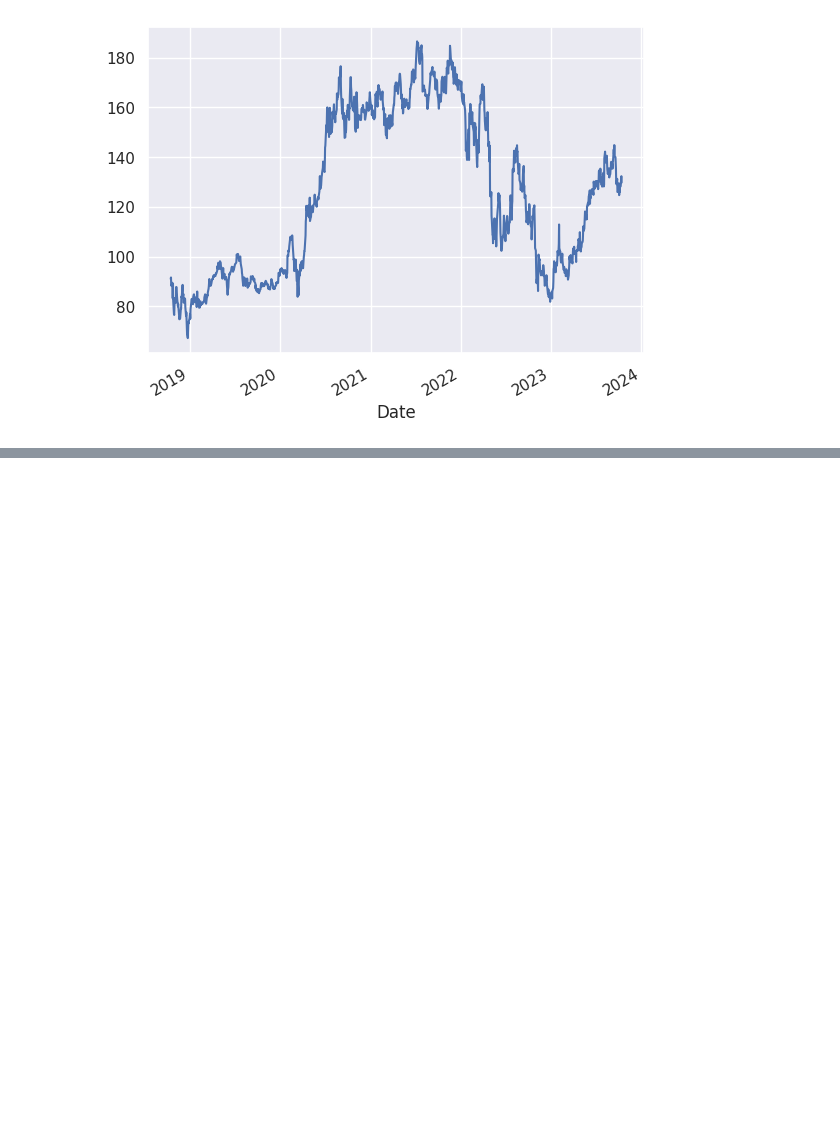
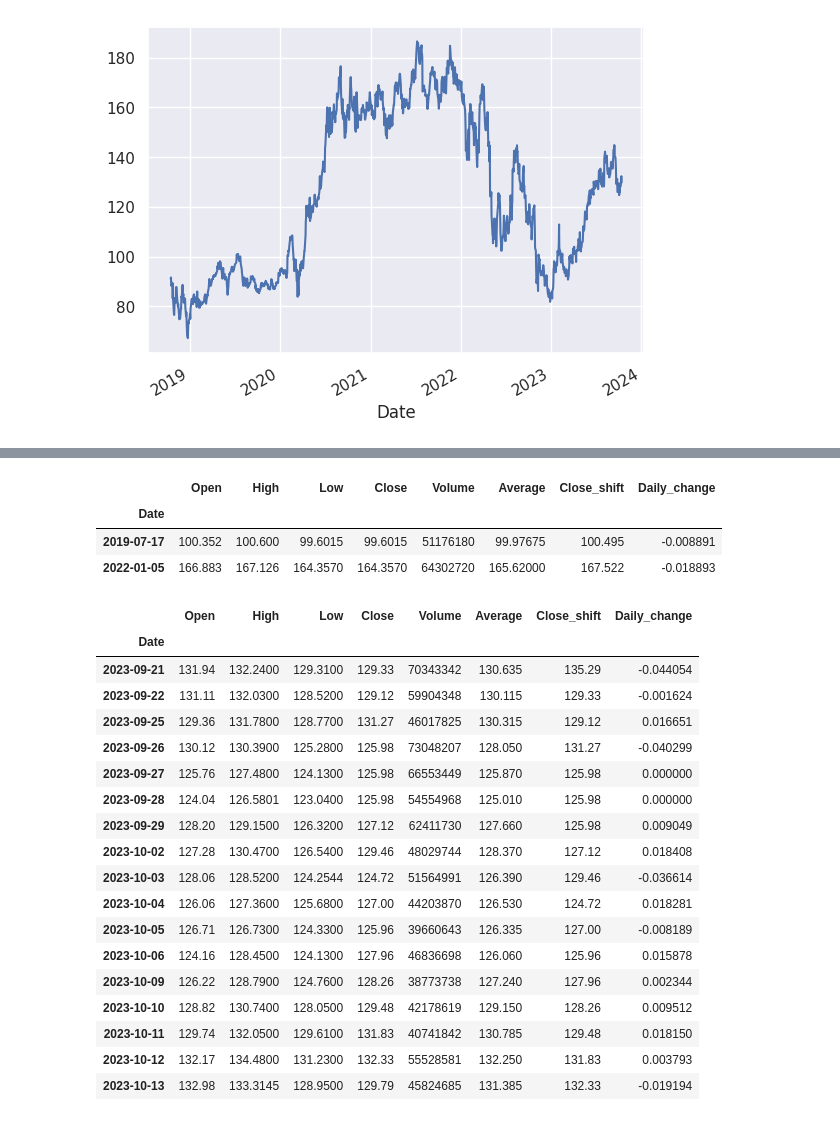
Before and after one commit to BarbaraLipinska24/data-science-bootcamp, a Jupyter notebook: 01_wprowadzenie/02_dane_giełdowe.ipynb, the cells around one changed output, grey strips where cells are left out. Cells and saved outputs as stored; diff of their text form; code cells hidden in the pictures; blank space fills up the shorter version.

```diff
--- a/01_wprowadzenie/02_dane_giełdowe.ipynb
+++ b/01_wprowadzenie/02_dane_giełdowe.ipynb
@@ -372,0 +430,30 @@ df.Close.plot()
+# %%
+df[df.Close==df.Low]
+# %% [output]
+|  | Open | High | Low | Close | Volume | Average | Close_shift | Daily_change |
+| Date |  |  |  |  |  |  |  |  |
+| 2019-07-17 | 100.352 | 100.600 | 99.6015 | 99.6015 | 51176180 | 99.97675 | 100.495 | -0.008891 |
+| 2022-01-05 | 166.883 | 167.126 | 164.3570 | 164.3570 | 64302720 | 165.62000 | 167.522 | -0.018893 |
+# %%
+
+df[df.index>'2023-09-20']
+# %% [output]
+|  | Open | High | Low | Close | Volume | Average | Close_shift | Daily_change |
+| Date |  |  |  |  |  |  |  |  |
+| 2023-09-21 | 131.94 | 132.2400 | 129.3100 | 129.33 | 70343342 | 130.635 | 135.29 | -0.044054 |
+| 2023-09-22 | 131.11 | 132.0300 | 128.5200 | 129.12 | 59904348 | 130.115 | 129.33 | -0.001624 |
+| 2023-09-25 | 129.36 | 131.7800 | 128.7700 | 131.27 | 46017825 | 130.315 | 129.12 | 0.016651 |
+| 2023-09-26 | 130.12 | 130.3900 | 125.2800 | 125.98 | 73048207 | 128.050 | 131.27 | -0.040299 |
+| 2023-09-27 | 125.76 | 127.4800 | 124.1300 | 125.98 | 66553449 | 125.870 | 125.98 | 0.000000 |
+| 2023-09-28 | 124.04 | 126.5801 | 123.0400 | 125.98 | 54554968 | 125.010 | 125.98 | 0.000000 |
+| 2023-09-29 | 128.20 | 129.1500 | 126.3200 | 127.12 | 62411730 | 127.660 | 125.98 | 0.009049 |
+| 2023-10-02 | 127.28 | 130.4700 | 126.5400 | 129.46 | 48029744 | 128.370 | 127.12 | 0.018408 |
+| 2023-10-03 | 128.06 | 128.5200 | 124.2544 | 124.72 | 51564991 | 126.390 | 129.46 | -0.036614 |
+| 2023-10-04 | 126.06 | 127.3600 | 125.6800 | 127.00 | 44203870 | 126.530 | 124.72 | 0.018281 |
+| 2023-10-05 | 126.71 | 126.7300 | 124.3300 | 125.96 | 39660643 | 126.335 | 127.00 | -0.008189 |
+| 2023-10-06 | 124.16 | 128.4500 | 124.1300 | 127.96 | 46836698 | 126.060 | 125.96 | 0.015878 |
+| 2023-10-09 | 126.22 | 128.7900 | 124.7600 | 128.26 | 38773738 | 127.240 | 127.96 | 0.002344 |
+| 2023-10-10 | 128.82 | 130.7400 | 128.0500 | 129.48 | 42178619 | 129.150 | 128.26 | 0.009512 |
+| 2023-10-11 | 129.74 | 132.0500 | 129.6100 | 131.83 | 40741842 | 130.785 | 129.48 | 0.018150 |
+| 2023-10-12 | 132.17 | 134.4800 | 131.2300 | 132.33 | 55528581 | 132.250 | 131.83 | 0.003793 |
+| 2023-10-13 | 132.98 | 133.3145 | 128.9500 | 129.79 | 45824685 | 131.385 | 132.33 | -0.019194 |
```
Also changed, not shown: parts of 11 cells of this notebook.
